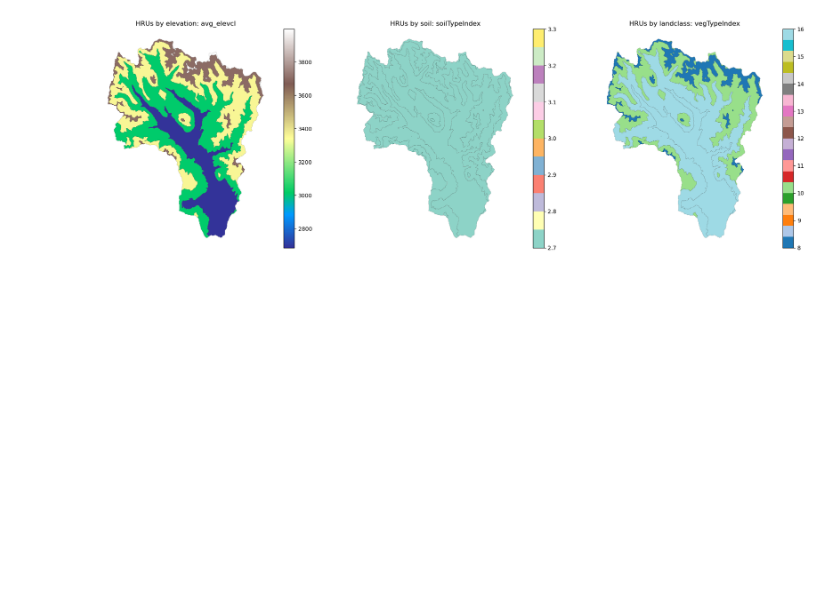
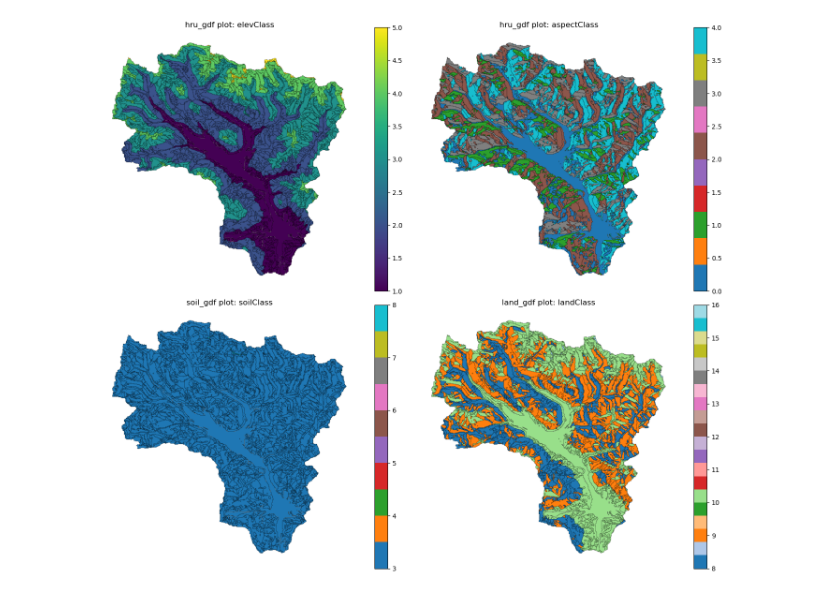
Before and after one commit to dlhogan97/CONFLUENCE-uwmtnhydro, a Jupyter notebook: ess-project/modeling/04-distributed/HRU_Quicklook_Elevation_Soil_Landclass.ipynb, the cells around one changed output. Drawn from its saved outputs; the diff is of its cells as text; code cells hidden in the pictures; blank space fills up the shorter version.

Commit message:
updated config files as well as the distributed workflow and its visualization

```diff
--- a/ess-project/modeling/04-distributed/HRU_Quicklook_Elevation_Soil_Landclass.ipynb
+++ b/ess-project/modeling/04-distributed/HRU_Quicklook_Elevation_Soil_Landclass.ipynb
@@ -27,7 +27,7 @@ if str(REPO_ROOT) not in sys.path:
     sys.path.append(str(REPO_ROOT))
 
 # Change this to your active distributed config when needed.
-CONFIG_PATH = REPO_ROOT / 'ess-project' / '0_config_files' / 'config_East_River_distributed_bigBuckt.yaml'
+CONFIG_PATH = REPO_ROOT / 'ess-project' / '0_config_files' / 'config_East_River_distributed_elevAspect.yaml'
 
 # Optional: set to True to regenerate HRU diagnostics CSV if missing.
 AUTO_EXPORT_IF_MISSING = False
@@ -261,48 +364,52 @@ MODIS class count: 20
 # %%
-# Detect plotting columns with simple fallback order.
-elev_col_candidates = ['avg_elevcl', 'elevation_band', 'elevation', 'elev_mean']
-soil_col_candidates = ['soilClass', 'soilTypeIndex', 'soil_label']
-land_col_candidates = ['landClass', 'vegTypeIndex', 'land_label']
+# Direct plots from raw shapefiles (no merge, no explode, no overlay).
 
-def first_existing(columns, candidates):
+def _pick_first(cols, candidates):
     for c in candidates:
-        if c in columns:
+        if c in cols:
             return c
     return None
 
-def plot_class_map(gdf, col, ax, title, cmap):
-    if col is None:
-        ax.text(0.5, 0.5, 'Column missing', ha='center', va='center')
-        ax.set_title(title)
-        ax.set_axis_off()
-        return
+elev_col = _pick_first(hru_gdf.columns, ['elevClass', 'avg_elevcl', 'elev_mean'])
+aspect_col = _pick_first(hru_gdf.columns, ['aspectClass', 'aspectClas'])
+soil_col = _pick_first(soil_gdf.columns, ['soilClass']) if soil_gdf is not None else None
+land_col = _pick_first(land_gdf.columns, ['landClass']) if land_gdf is not None else None
 
-    # If labels are strings, encode to category codes for plotting.
-    if pd.api.types.is_numeric_dtype(gdf[col]):
-        plot_df = gdf
-        value_col = col
-    else:
-        plot_df = gdf.copy()
-        cat = pd.Categorical(plot_df[col].fillna('Unknown'))
-        plot_df[f'{col}_code'] = cat.codes
-        value_col = f'{col}_code'
+print('Using HRU elevation column:', elev_col)
+print('Using HRU aspect column:', aspect_col)
+print('Using soil column:', soil_col)
+print('Using land column:', land_col)
 
-    plot_df.plot(column=value_col, cmap=cmap, legend=True, ax=ax, linewidth=0.1, edgecolor='black')
-    ax.set_title(f'{title}: {col}')
+fig, axes = plt.subplots(2, 2, figsize=(14, 12))
+
+if elev_col is not None:
+    hru_gdf.plot(column=elev_col, cmap='viridis', legend=True, linewidth=0.2, edgecolor='black', ax=axes[0, 0])
+    axes[0, 0].set_title(f'hru_gdf plot: {elev_col}')
+else:
+    axes[0, 0].text(0.5, 0.5, 'No elevation column', ha='center', va='center')
+
+if aspect_col is not None:
+    hru_gdf.plot(column=aspect_col, cmap='tab10', legend=True, linewidth=0.2, edgecolor='black', ax=axes[0, 1])
+    axes[0, 1].set_title(f'hru_gdf plot: {aspect_col}')
+else:
+    axes[0, 1].text(0.5, 0.5, 'No aspect column', ha='center', va='center')
+
+if soil_gdf is not None and soil_col is not None:
+    soil_gdf.plot(column=soil_col, cmap='tab10', legend=True, linewidth=0.2, edgecolor='black', ax=axes[1, 0])
+    axes[1, 0].set_title(f'soil_gdf plot: {soil_col}')
+else:
+    axes[1, 0].text(0.5, 0.5, 'No soil layer/column', ha='center', va='center')
+
+if land_gdf is not None and land_col is not None:
+    land_gdf.plot(column=land_col, cmap='tab20', legend=True, linewidth=0.2, edgecolor='black', ax=axes[1, 1])
+    axes[1, 1].set_title(f'land_gdf plot: {land_col}')
+else:
+    axes[1, 1].text(0.5, 0.5, 'No land layer/column', ha='center', va='center')
+
+for ax in axes.ravel():
+    ax.set_aspect('equal')
     ax.set_axis_off()
 
-elev_col = first_existing(plot_gdf.columns, elev_col_candidates)
-soil_col = first_existing(plot_gdf.columns, soil_col_candidates)
-land_col = first_existing(plot_gdf.columns, land_col_candidates)
-
-print('Elevation column:', elev_col)
-print('Soil column:', soil_col)
-print('Land column:', land_col)
-
-fig, axes = plt.subplots(1, 3, figsize=(19, 6))
-plot_class_map(plot_gdf, elev_col, axes[0], 'HRUs by elevation', 'terrain')
-plot_class_map(plot_gdf, soil_col, axes[1], 'HRUs by soil', 'Set3')
-plot_class_map(plot_gdf, land_col, axes[2], 'HRUs by landclass', 'tab20')
 plt.tight_layout()
 plt.show()
 # %% [output]
@@ -312 +420 @@ Land column: vegTypeIndex
-[figure, old version]
+[figure, new version]
```
Also changed, not shown: parts of 13 cells of this notebook, 9 other files.
